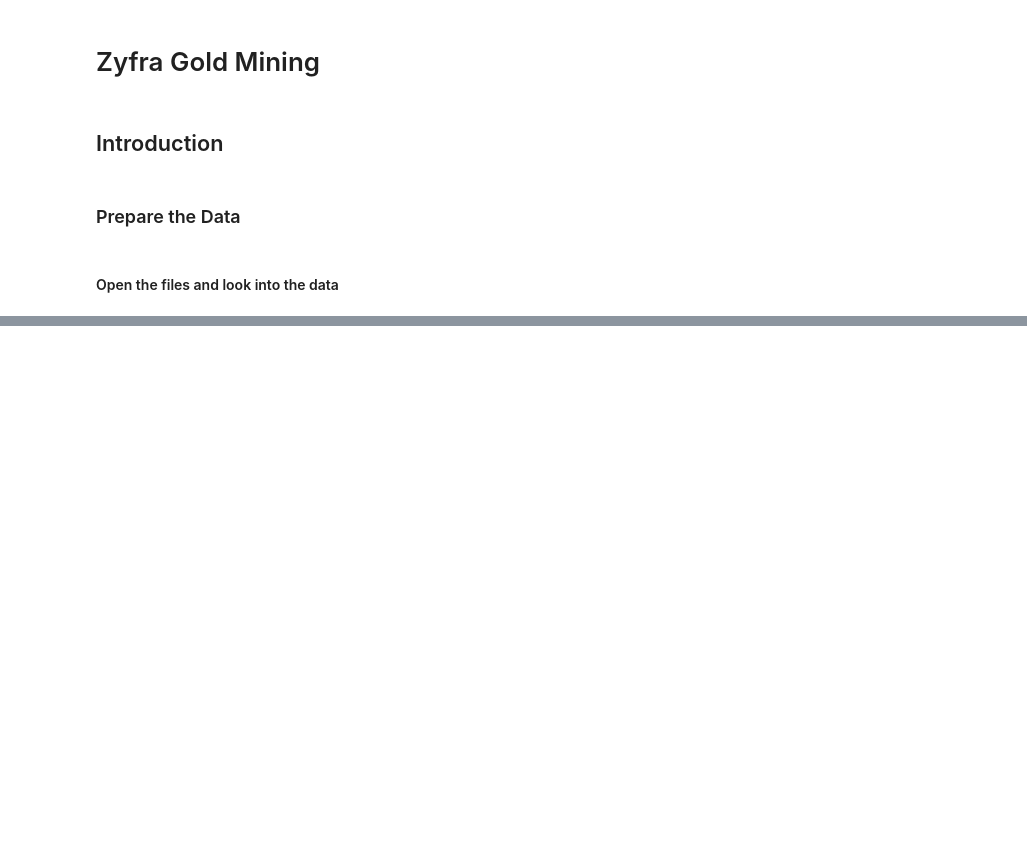
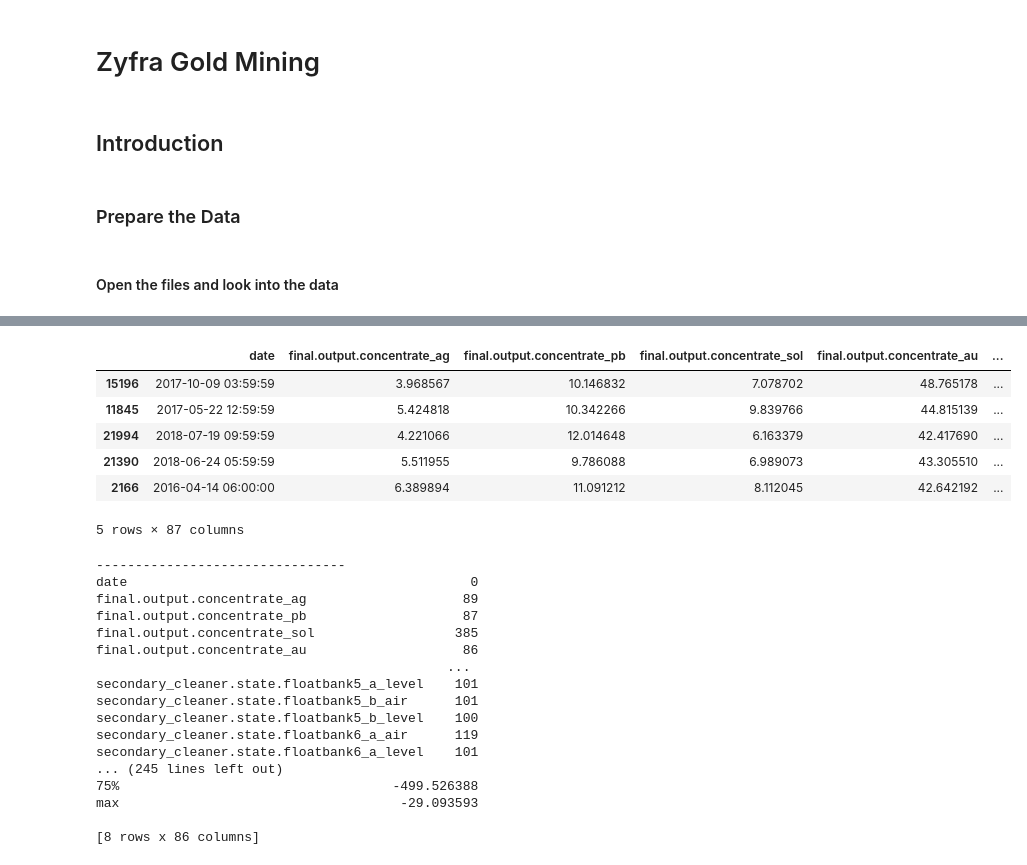
Before and after one commit to jestercruz/TripleTen-Projects, a Jupyter notebook: Sprint 10/zyfra_gold_mine.ipynb, the cells around one changed output, grey strips where cells are left out. Cells and saved outputs as stored; diff of their text form; code cells hidden in the pictures; blank space fills up the shorter version.

```diff
--- a/Sprint 10/zyfra_gold_mine.ipynb
+++ b/Sprint 10/zyfra_gold_mine.ipynb
@@ -29,0 +93,28 @@ except:
+# %%
+# Explore the full data
+explore_data(full)
+# %% [output]
+|  | date | final.output.concentrate_ag | final.output.concentrate_pb | final.output.concentrate_sol | final.output.concentrate_au | ... |
+| 15196 | 2017-10-09 03:59:59 | 3.968567 | 10.146832 | 7.078702 | 48.765178 | ... |
+| 11845 | 2017-05-22 12:59:59 | 5.424818 | 10.342266 | 9.839766 | 44.815139 | ... |
+| 21994 | 2018-07-19 09:59:59 | 4.221066 | 12.014648 | 6.163379 | 42.417690 | ... |
+| 21390 | 2018-06-24 05:59:59 | 5.511955 | 9.786088 | 6.989073 | 43.305510 | ... |
+| 2166 | 2016-04-14 06:00:00 | 6.389894 | 11.091212 | 8.112045 | 42.642192 | ... |
+5 rows × 87 columns
+--------------------------------
+date                                            0
+final.output.concentrate_ag                    89
+final.output.concentrate_pb                    87
+final.output.concentrate_sol                  385
+final.output.concentrate_au                    86
+                                             ...
+secondary_cleaner.state.floatbank5_a_level    101
+secondary_cleaner.state.floatbank5_b_air      101
+secondary_cleaner.state.floatbank5_b_level    100
+secondary_cleaner.state.floatbank6_a_air      119
+secondary_cleaner.state.floatbank6_a_level    101
+... (245 lines left out)
+75%                                   -499.526388
+max                                    -29.093593
+
+[8 rows x 86 columns]
```
Also changed, not shown: parts of 9 cells of this notebook, 1 other file.
